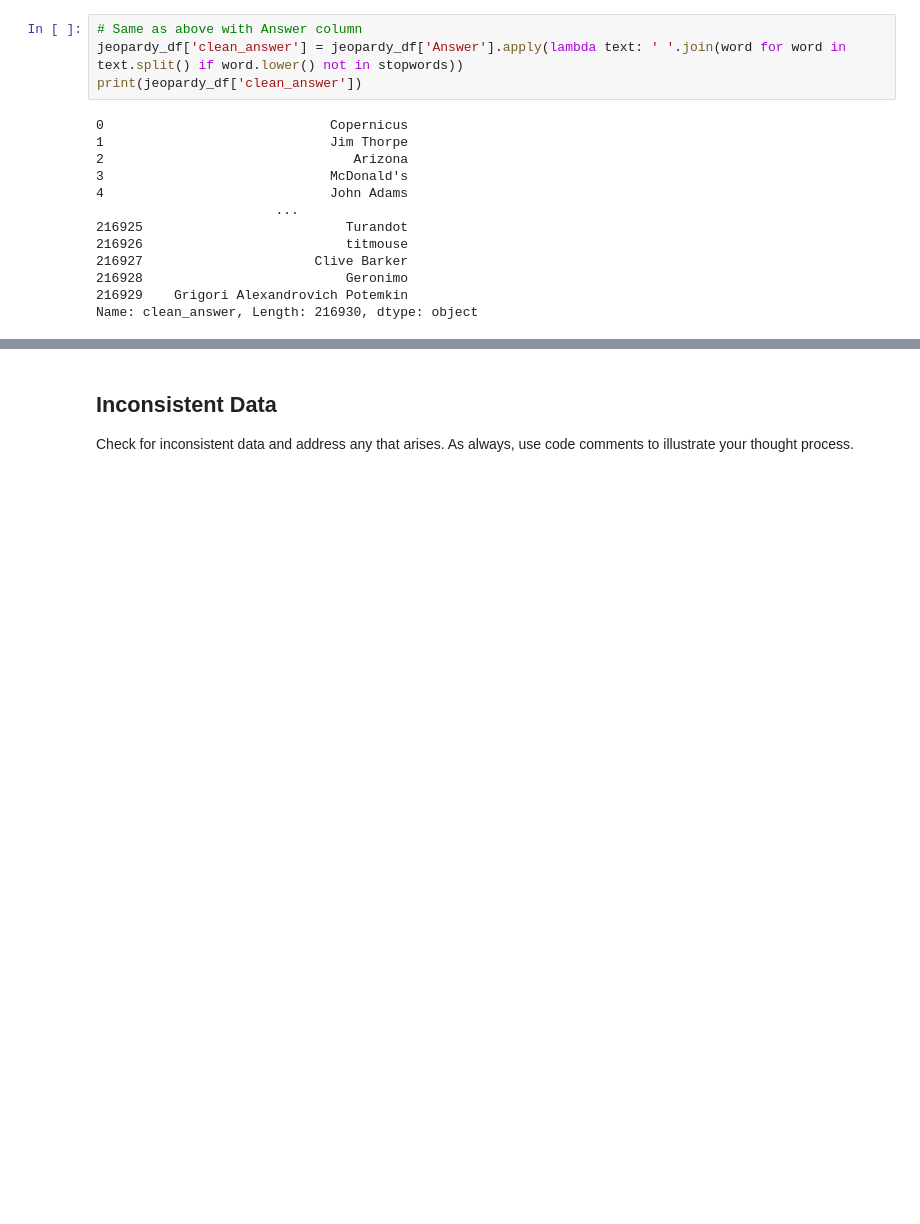
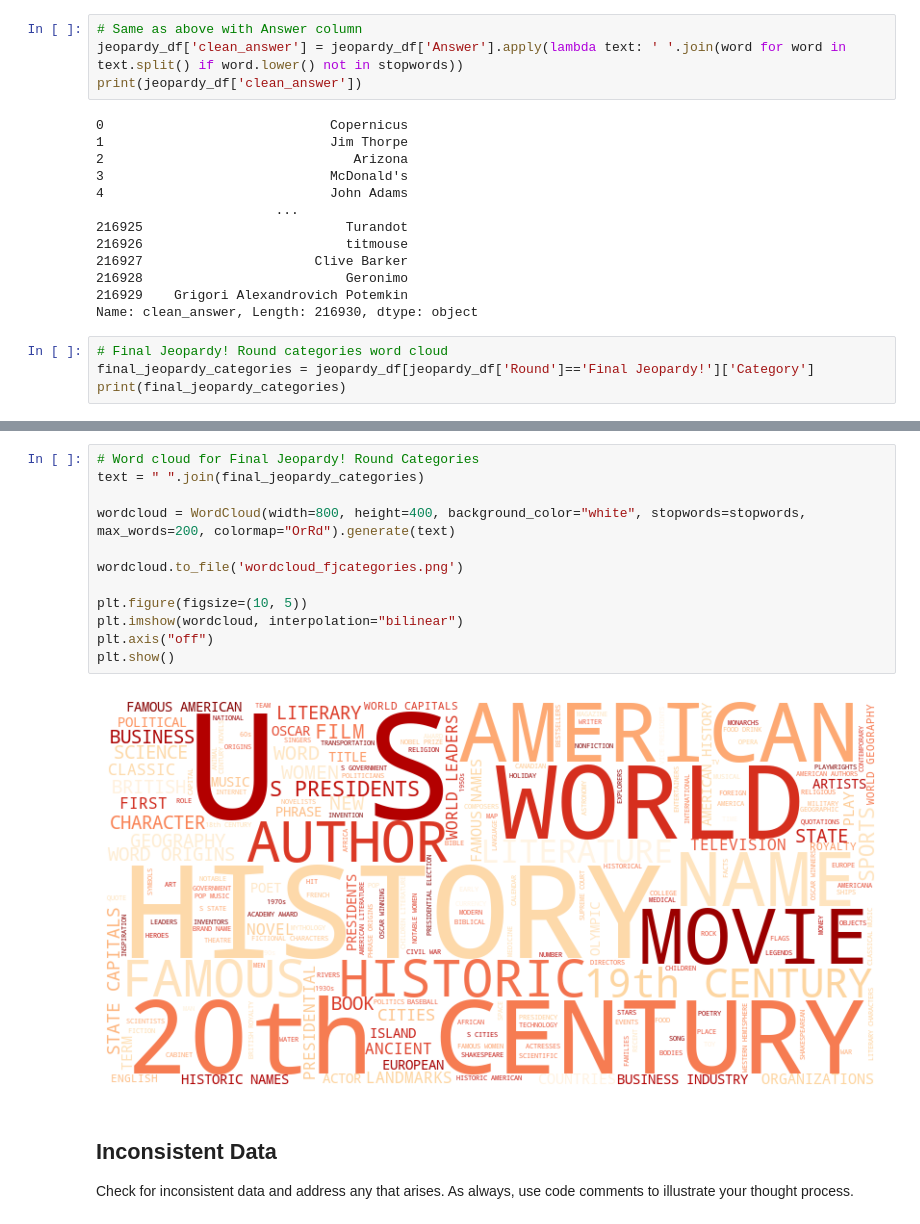
Before and after one commit to MC-18/cleaning-data-checkpoint, a Jupyter notebook: checkpoint-three.ipynb, the cells around one changed output, grey strips where cells are left out. Saved outputs shown, nothing was run; the diff lists cells and outputs as text; blank space fills up the shorter version.

```diff
--- a/checkpoint-three.ipynb
+++ b/checkpoint-three.ipynb
@@ -455,3 +442,7 @@ print(jeopardy_df['clean_answer'])
 216928                          Geronimo
 216929    Grigori Alexandrovich Potemkin
 Name: clean_answer, Length: 216930, dtype: object
+# %%
+# Final Jeopardy! Round categories word cloud
+final_jeopardy_categories = jeopardy_df[jeopardy_df['Round']=='Final Jeopardy!']['Category']
+print(final_jeopardy_categories)
@@ -458,3 +462,17 @@ Name: clean_answer, Length: 216930, dtype: object
+# %%
+# Word cloud for Final Jeopardy! Round Categories
+text = " ".join(final_jeopardy_categories)
+
+wordcloud = WordCloud(width=800, height=400, background_color="white", stopwords=stopwords, max_words=200, colormap="OrRd").generate(text)
+
+wordcloud.to_file('wordcloud_fjcategories.png')
+
+plt.figure(figsize=(10, 5))
+plt.imshow(wordcloud, interpolation="bilinear")
+plt.axis("off")
+plt.show()
+# %% [output]
+[figure, added]
 # %% [markdown]
 ## Inconsistent Data
 
```
Also changed, not shown: parts of 4 cells of this notebook.
